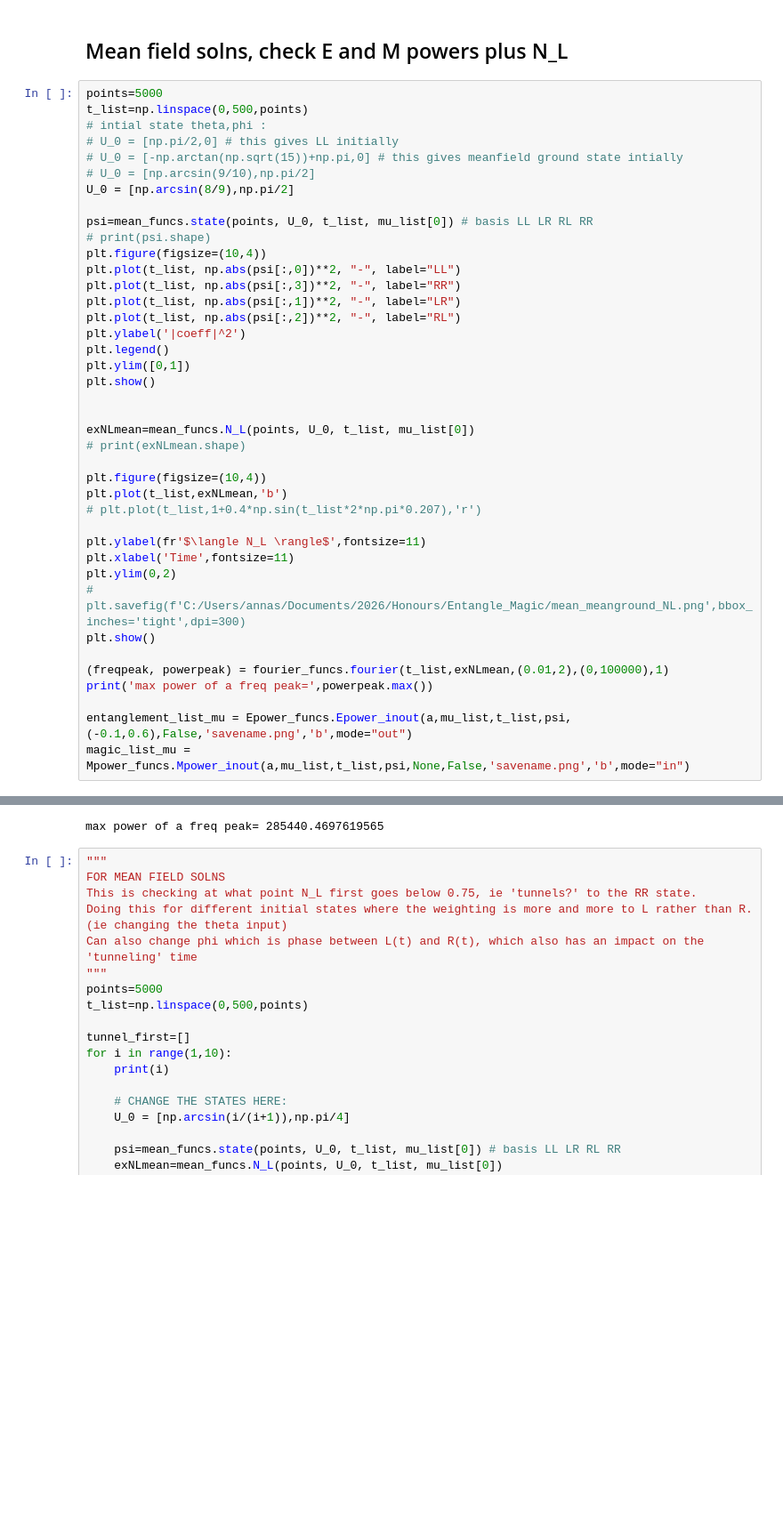
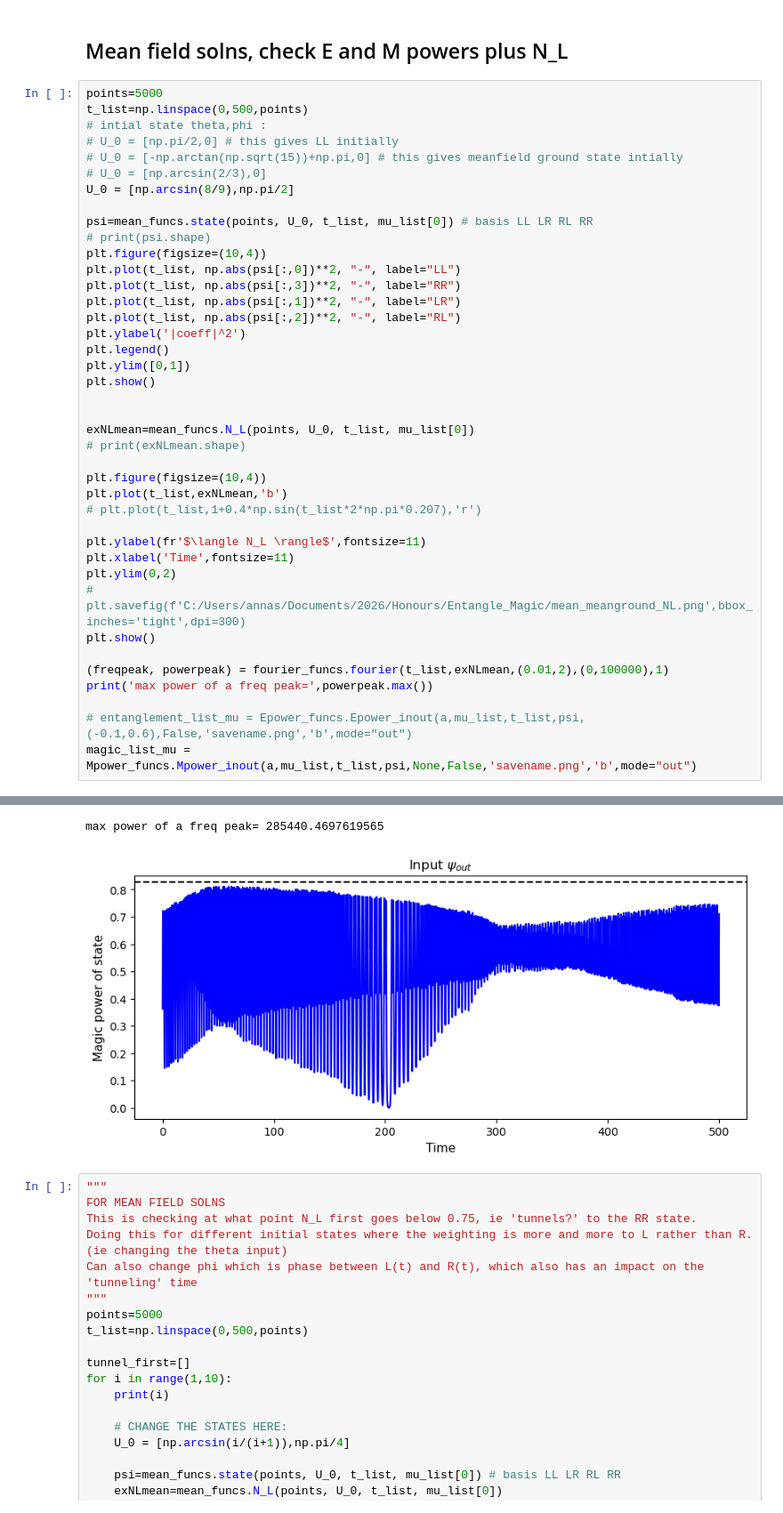
Before and after one commit to annabirke/Honours_entangle_magic, a Jupyter notebook: Epower_Mpower_analysis.ipynb, the cells around one changed output, grey strips where cells are left out. Shown at 89% size. Saved outputs shown, nothing was run; the diff lists cells and outputs as text; blank space fills up the shorter version.

```diff
--- a/Epower_Mpower_analysis.ipynb
+++ b/Epower_Mpower_analysis.ipynb
@@ -157,7 +157,7 @@ t_list=np.linspace(0,500,points)
 # intial state theta,phi :
 # U_0 = [np.pi/2,0] # this gives LL initially
 # U_0 = [-np.arctan(np.sqrt(15))+np.pi,0] # this gives meanfield ground state intially
-# U_0 = [np.arcsin(9/10),np.pi/2]
+# U_0 = [np.arcsin(2/3),0]
 U_0 = [np.arcsin(8/9),np.pi/2]
 
 psi=mean_funcs.state(points, U_0, t_list, mu_list[0]) # basis LL LR RL RR
@@ -167,35 +167,36 @@ plt.plot(t_list, np.abs(psi[:,0])**2, "-", label="LL")
 plt.plot(t_list, np.abs(psi[:,3])**2, "-", label="RR")
 plt.plot(t_list, np.abs(psi[:,1])**2, "-", label="LR")
 plt.plot(t_list, np.abs(psi[:,2])**2, "-", label="RL")
 plt.ylabel('|coeff|^2')
 plt.legend()
 plt.ylim([0,1])
 plt.show()
 
 
 exNLmean=mean_funcs.N_L(points, U_0, t_list, mu_list[0])
 # print(exNLmean.shape)
 
 plt.figure(figsize=(10,4))
 plt.plot(t_list,exNLmean,'b')
 # plt.plot(t_list,1+0.4*np.sin(t_list*2*np.pi*0.207),'r')
 
 plt.ylabel(fr'$\langle N_L \rangle$',fontsize=11)
 plt.xlabel('Time',fontsize=11)
 plt.ylim(0,2)
 # plt.savefig(f'C:/Users/annas/Documents/2026/Honours/Entangle_Magic/mean_meanground_NL.png',bbox_inches='tight',dpi=300)
 plt.show()
 
 (freqpeak, powerpeak) = fourier_funcs.fourier(t_list,exNLmean,(0.01,2),(0,100000),1)
 print('max power of a freq peak=',powerpeak.max())
 
-entanglement_list_mu = Epower_funcs.Epower_inout(a,mu_list,t_list,psi,(-0.1,0.6),False,'savename.png','b',mode="out")
-magic_list_mu = Mpower_funcs.Mpower_inout(a,mu_list,t_list,psi,None,False,'savename.png','b',mode="in")
+# entanglement_list_mu = Epower_funcs.Epower_inout(a,mu_list,t_list,psi,(-0.1,0.6),False,'savename.png','b',mode="out")
+magic_list_mu = Mpower_funcs.Mpower_inout(a,mu_list,t_list,psi,None,False,'savename.png','b',mode="out")
 # %% [output]
 [figure]
 [figure]
 [figure]
 max power of a freq peak= 285440.4697619565
+[figure, added]
 # %%
 """
 FOR MEAN FIELD SOLNS
```
Also changed, not shown: parts of 2 cells of this notebook, 2 other files.
